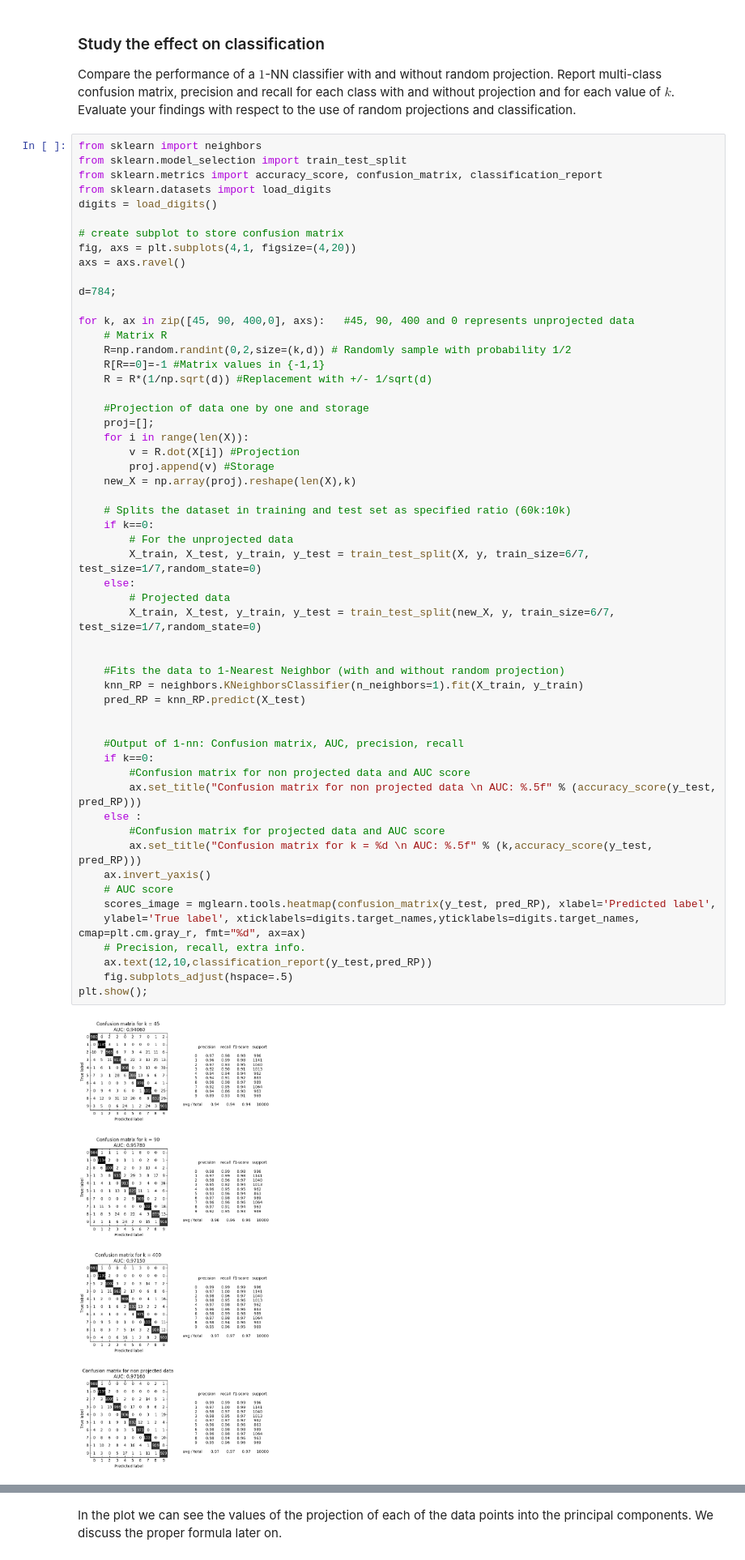
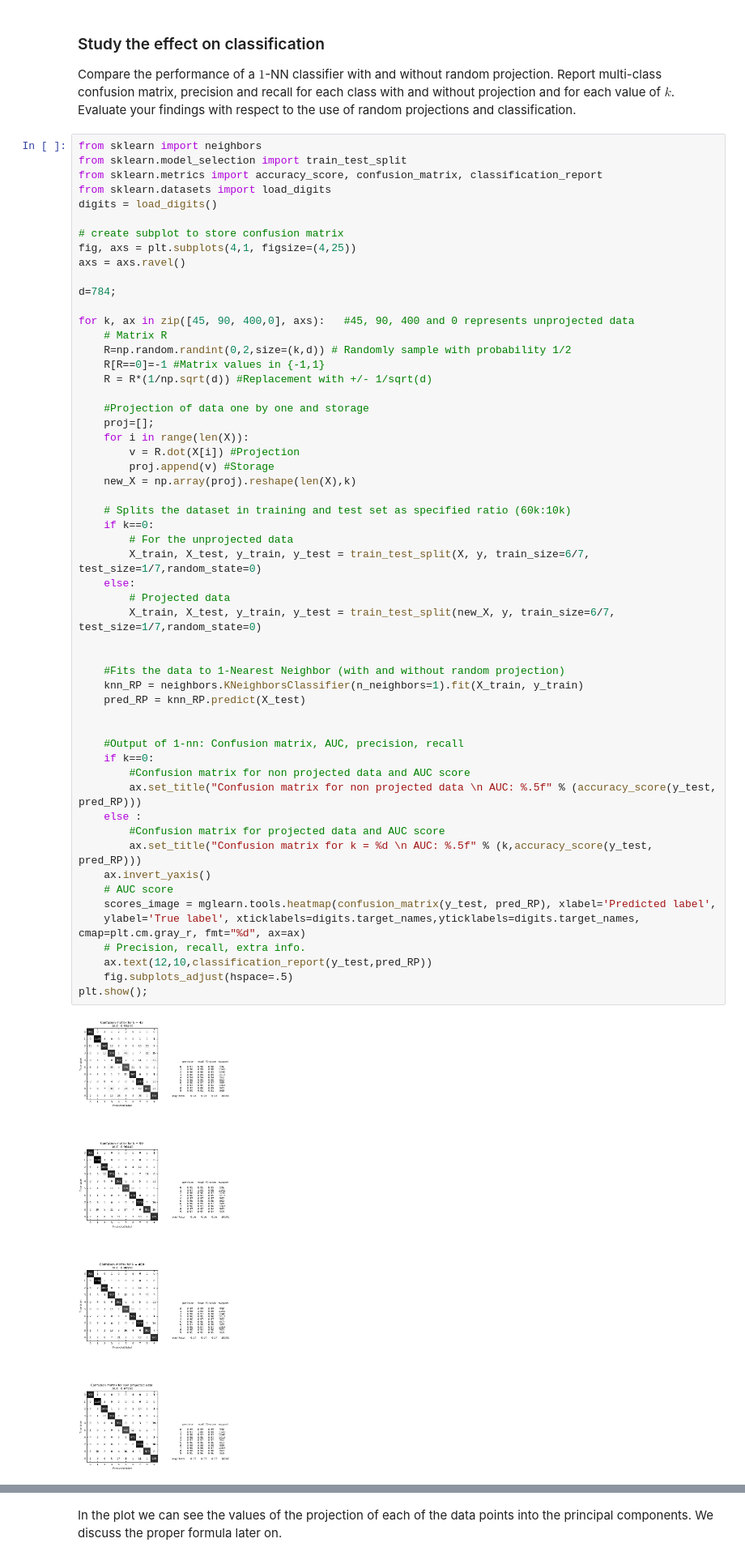
Before and after one commit to LuisArmandoPerez/Assignment_3FDM, a Jupyter notebook: Assignment 3.ipynb, the cells around one changed output, grey strips where cells are left out. Shown at 81% size. Saved outputs shown, nothing was run; the diff lists cells and outputs as text.

```diff
--- a/Assignment 3.ipynb
+++ b/Assignment 3.ipynb
@@ -134,7 +134,7 @@ from sklearn.datasets import load_digits
 digits = load_digits()
 
 # create subplot to store confusion matrix
-fig, axs = plt.subplots(4,1, figsize=(4,20))
+fig, axs = plt.subplots(4,1, figsize=(4,25))
 axs = axs.ravel()
 
 d=784;
@@ -155,34 +155,34 @@ for k, ax in zip([45, 90, 400,0], axs):   #45, 90, 400 and 0 represents unprojec
     # Splits the dataset in training and test set as specified ratio (60k:10k)
     if k==0:
         # For the unprojected data
         X_train, X_test, y_train, y_test = train_test_split(X, y, train_size=6/7, test_size=1/7,random_state=0)
     else:
         # Projected data
         X_train, X_test, y_train, y_test = train_test_split(new_X, y, train_size=6/7, test_size=1/7,random_state=0)
 
 
     #Fits the data to 1‐Nearest Neighbor (with and without random projection)
     knn_RP = neighbors.KNeighborsClassifier(n_neighbors=1).fit(X_train, y_train)
     pred_RP = knn_RP.predict(X_test)
 
 
     #Output of 1-nn: Confusion matrix, AUC, precision, recall
     if k==0:
         #Confusion matrix for non projected data and AUC score
         ax.set_title("Confusion matrix for non projected data \n AUC: %.5f" % (accuracy_score(y_test, pred_RP)))
     else :
         #Confusion matrix for projected data and AUC score
         ax.set_title("Confusion matrix for k = %d \n AUC: %.5f" % (k,accuracy_score(y_test, pred_RP)))
     ax.invert_yaxis()
     # AUC score
     scores_image = mglearn.tools.heatmap(confusion_matrix(y_test, pred_RP), xlabel='Predicted label',
     ylabel='True label', xticklabels=digits.target_names,yticklabels=digits.target_names, cmap=plt.cm.gray_r, fmt="%d", ax=ax)
     # Precision, recall, extra info.
     ax.text(12,10,classification_report(y_test,pred_RP))
     fig.subplots_adjust(hspace=.5)
 plt.show();
 # %% [output]
-[figure, old version]
+[figure, new version]
 # %% [markdown]
 ### Confusion matrix and AUC
 We can already see some differences between the projected values of the confusion matrix in the projected and non projected data sets. The following points were observed:
```
